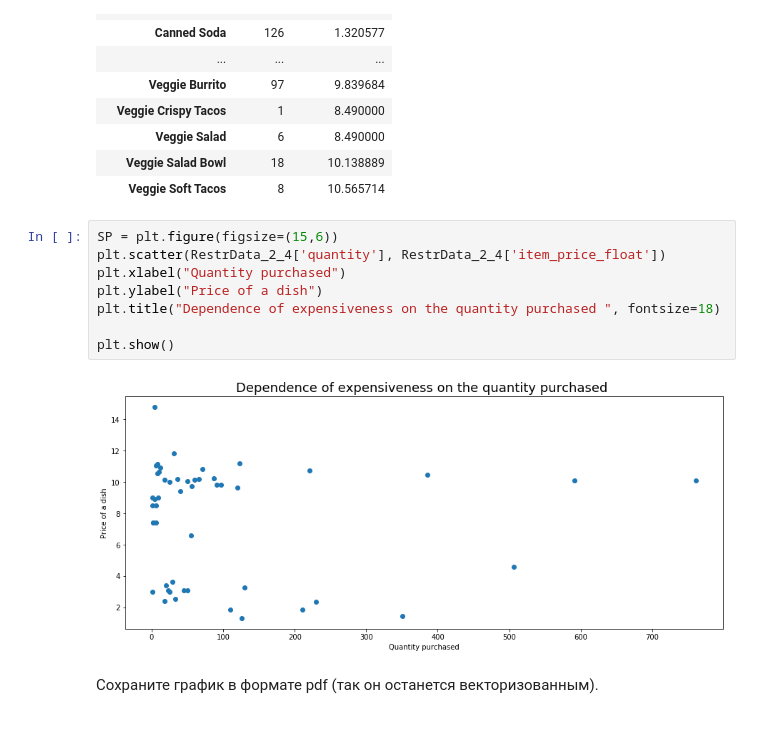
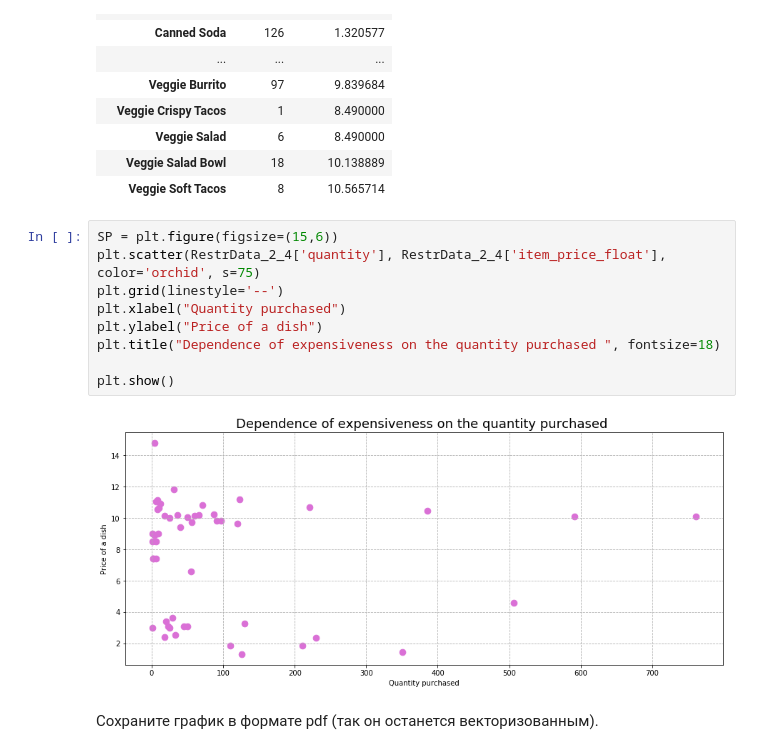
Before and after one commit to hse-mlearn/ha-01-glafiraV, a Jupyter notebook: homework-practice-01.ipynb, the cells around one changed output. Drawn from its saved outputs; the diff is of its cells as text.

```diff
--- a/homework-practice-01.ipynb
+++ b/homework-practice-01.ipynb
@@ -437,14 +434,15 @@ RestrData_2_4
 | Veggie Soft Tacos | 8 | 10.565714 |
 # %%
 SP = plt.figure(figsize=(15,6))
-plt.scatter(RestrData_2_4['quantity'], RestrData_2_4['item_price_float'])
+plt.scatter(RestrData_2_4['quantity'], RestrData_2_4['item_price_float'], color='orchid', s=75)
+plt.grid(linestyle='--')
 plt.xlabel("Quantity purchased")
 plt.ylabel("Price of a dish")
 plt.title("Dependence of expensiveness on the quantity purchased ", fontsize=18)
 
 plt.show()
 # %% [output]
-[figure, old version]
+[figure, new version]
 # %% [markdown]
 Сохраните график в формате pdf (так он останется векторизованным).
 # %%
```
Also changed, not shown: parts of 2 cells of this notebook.
